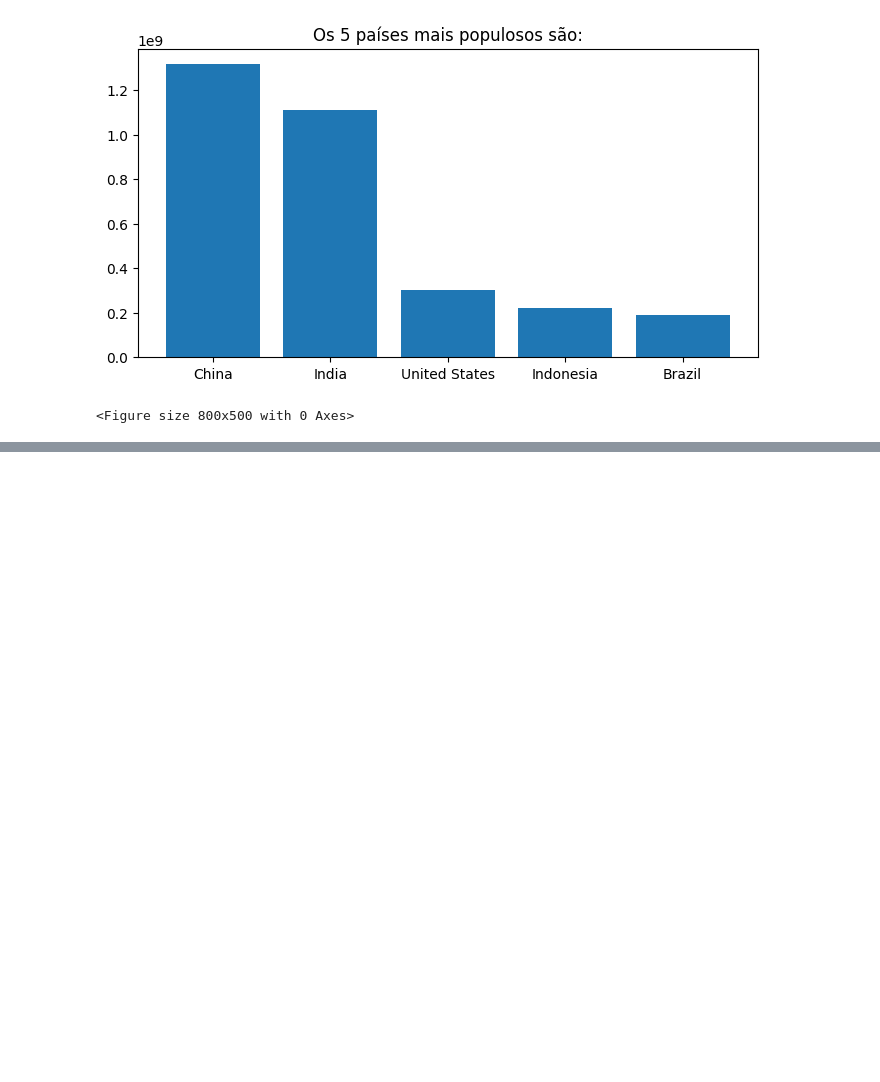
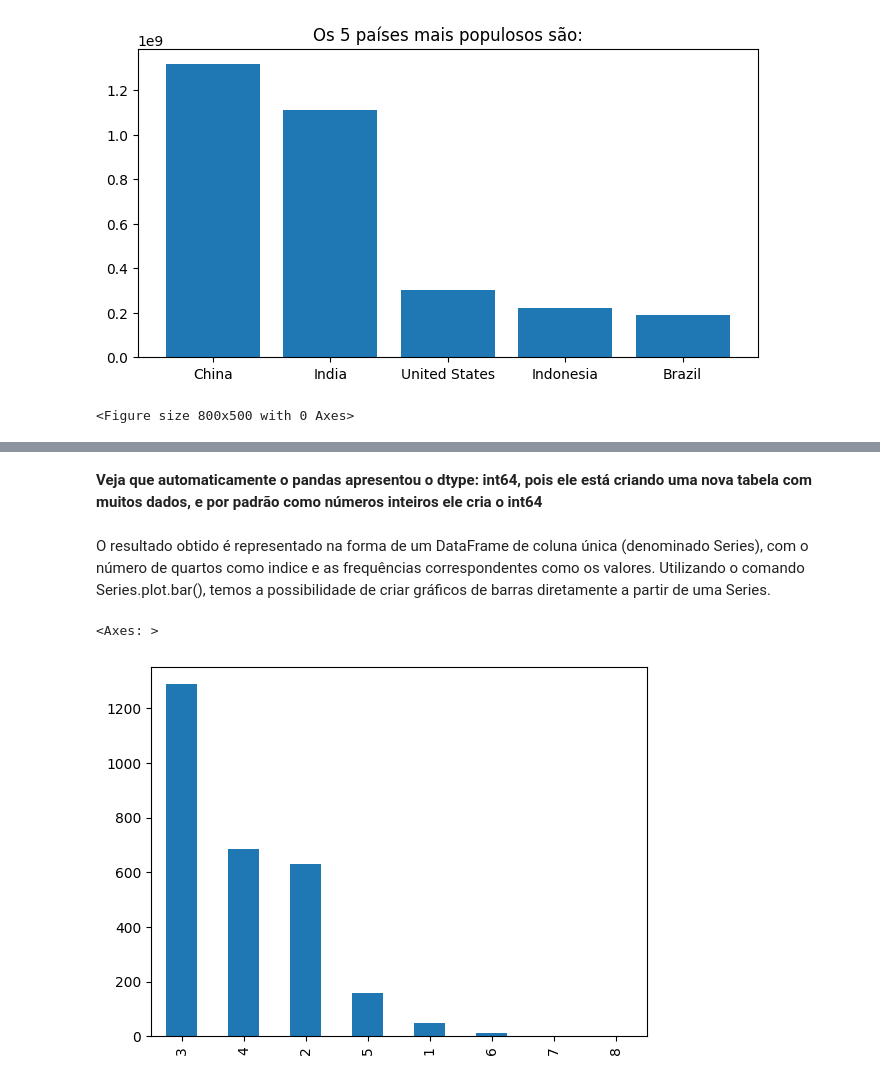
Before and after one commit to cvs2010/Data-Science-Projects, a Jupyter notebook: 00_pandas_tutorial.ipynb, the cells around one changed output, grey strips where cells are left out. Drawn from its saved outputs; the diff is of its cells as text; code cells hidden in the pictures; blank space fills up the shorter version.

```diff
--- a/00_pandas_tutorial.ipynb
+++ b/00_pandas_tutorial.ipynb
@@ -268,0 +273,2 @@ plt.figure(figsize=(8,5))
+# %%
+housing = pd.read_csv('https://raw.githubusercontent.com/cvs2010/udemyDeepLearning/main/Files/housing_ok.csv')
@@ -268,0 +318,5 @@ plt.figure(figsize=(8,5))
+# %%
+housing.quartos = housing.quartos.astype('int8')
+housing.banheiros = housing.banheiros.astype('int8')
+housing.vagas = housing.vagas.astype('int8')
+housing.info()
@@ -268,0 +374,10 @@ plt.figure(figsize=(8,5))
+# %% [markdown]
+**Veja que automaticamente o pandas apresentou o dtype: int64, pois ele está criando uma nova tabela com muitos dados, e por padrão como números inteiros ele cria o int64**
+# %% [markdown]
+O resultado obtido é representado na forma de um DataFrame de coluna única (denominado Series), com o número de quartos como indice e as frequências correspondentes como os valores. Utilizando o comando Series.plot.bar(), temos a possibilidade de criar gráficos de barras diretamente a partir de uma Series.
+# %%
+# Criando o histograma
+housing.quartos.value_counts().plot.bar()
+# %% [output]
+<Axes: >
+[figure, added]
```
Also changed, not shown: parts of 43 cells of this notebook.
